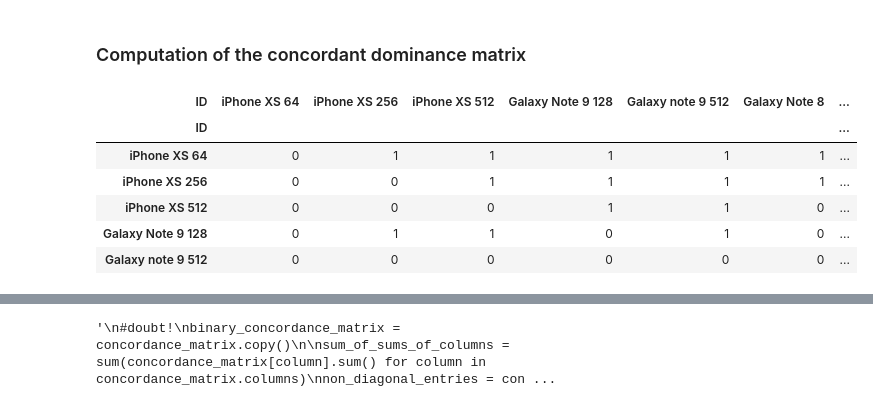
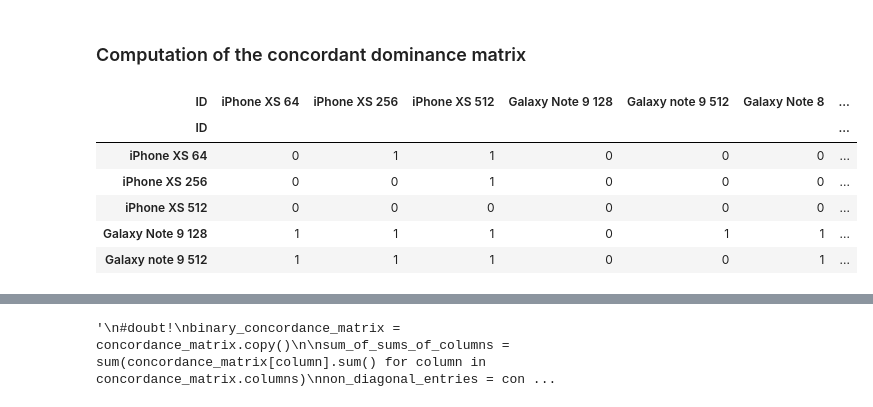
Before and after one commit to gmagannaDevelop/Electre, a Jupyter notebook: ELECTRE.ipynb, the cells around one changed output, grey strips where cells are left out. Drawn from its saved outputs; the diff is of its cells as text; code cells hidden in the pictures.

Commit message:
Corrected a bug: Concordant dominance matrix was being computed from the discordance matrix and not from the concordance matrix.

```diff
--- a/ELECTRE.ipynb
+++ b/ELECTRE.ipynb
@@ -309,15 +309,15 @@ d_matrix.head()
 # %% [markdown]
 ### Computation of the concordant dominance matrix
 # %%
-seuil = 0.5
-cdm_filter = partial(lambda x, y: 1 if y > x else 0, seuil)
-c_d_matrix = d_matrix.applymap(cdm_filter)
+c_seuil = 0.5
+cdm_filter = partial(lambda x, y: 1 if y > x else 0, c_seuil)
+c_d_matrix = c_matrix.applymap(cdm_filter)
 c_d_matrix.head()
 # %% [output]
 | ID | iPhone XS 64 | iPhone XS 256 | iPhone XS 512 | Galaxy Note 9 128 | Galaxy note 9 512 | Galaxy Note 8 | ... |
 | ID |  |  |  |  |  |  | ... |
-| iPhone XS 64 | 0 | 1 | 1 | 1 | 1 | 1 | ... |
-| iPhone XS 256 | 0 | 0 | 1 | 1 | 1 | 1 | ... |
-| iPhone XS 512 | 0 | 0 | 0 | 1 | 1 | 0 | ... |
-| Galaxy Note 9 128 | 0 | 1 | 1 | 0 | 1 | 0 | ... |
-| Galaxy note 9 512 | 0 | 0 | 0 | 0 | 0 | 0 | ... |
+| iPhone XS 64 | 0 | 1 | 1 | 0 | 0 | 0 | ... |
+| iPhone XS 256 | 0 | 0 | 1 | 0 | 0 | 0 | ... |
+| iPhone XS 512 | 0 | 0 | 0 | 0 | 0 | 0 | ... |
+| Galaxy Note 9 128 | 1 | 1 | 1 | 0 | 1 | 1 | ... |
+| Galaxy note 9 512 | 1 | 1 | 1 | 0 | 0 | 1 | ... |
```
Also changed, not shown: parts of 3 cells of this notebook, 1 other file.
